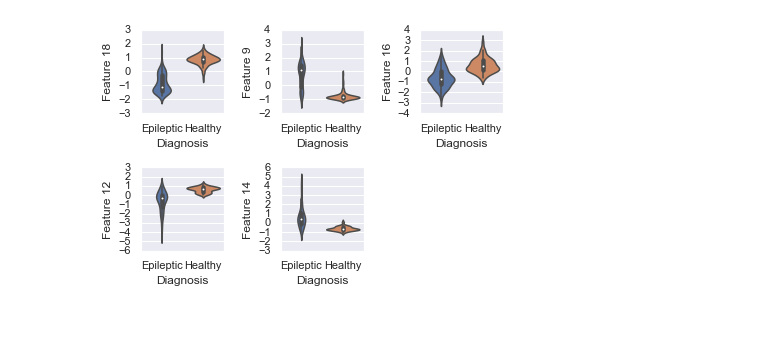
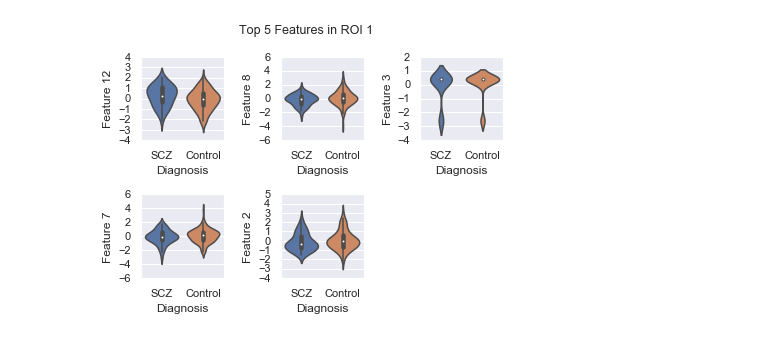
Before and after one commit to DynamicsAndNeuralSystems/fMRI_FeaturesDisorders, a Jupyter notebook: classifyFeatMat.ipynb, the cells around one changed output. Saved outputs shown, nothing was run; the diff lists cells and outputs as text; code cells hidden in the pictures.

Commit message:
Major changes - code now reads and analyses featMat .txt files with a few user inputs Outputs PCA and Violin plots

```diff
--- a/classifyFeatMat.ipynb
+++ b/classifyFeatMat.ipynb
@@ -10,9 +21,6 @@ from scipy.stats import stats,ttest_ind
 # %%
-# Reading in the feature matrix data
+# Reading in the feature matrix data from the .txt file
 
 # Import and store the feature matrix in the variable tsData
-# Last column of the feature matrix should be the target column
-path = '/Users/AV/Desktop/FeatureMatrixData/featureMatrixPy.txt'
-tsData = pd.read_csv(path,header=None);
-
-# print(tsData)
+filePath = '/Users/AV/Desktop/FeatureMatrixData/element2.txt'
+tsData = pd.read_csv(filePath,header=None);
@@ -200,33 +265,50 @@ plt.show()
 # %%
-# Create an index for the subplot
-n = 1;
+# Violin plots
 
-fig = plt.figure()
+# This function...
 
-for i in signifTVals:
-    # Obtaining Seizure_Feature_i & Healthy_Feature_i
-    # (all the rows) from the ith column of the feature matrix
-    sf_i = X.iloc[0:100,i]
-    hf_i = X.iloc[100:200,i]
+def showMeViolinPlts():
 
-    # Stacking columns side by side
-    feat_i = np.column_stack((sf_i,hf_i))
+    # Create an index for the subplot
+    n = 1;
 
-    # Making the numpy array into a dataframe
-    df_feat_i = pd.DataFrame(data=feat_i, columns=['Epileptic', 'Healthy'])
-    # print(df_feat_i)
+    fig = plt.figure()
 
-    # Violin plots
-    ax = fig.add_subplot(2,3,n)
-    ax = sns.violinplot(data=df_feat_i, order=["Epileptic", "Healthy"])
-    plt.xlabel('Diagnosis')
-    ylabel = 'Feature ' + str(i)
-    plt.ylabel(ylabel)
+    global targetCol, signifTVals, X, ROI
 
-    # Increment index
-    n += 1;
+    # Copy pasted (code enables custom selection of rows)
+    a = np.where(targetCol == 0)[0]
+    aStart = a[0]
+    aEnd = a[-1] + 1
 
-plt.tight_layout()
-plt.show()
+    b = np.where(targetCol == 1)[0]
+    bStart = b[0]
+    bEnd = b[-1] + 1
+
+    for i in signifTVals:
+        # Obtain control feature i and SCZ feature i (all the rows)
+        # from the ith column of the z-scored feature matrix
+        cf_i = X.iloc[aStart:aEnd,i]
+        sf_i = X.iloc[bStart:bEnd,i]
+
+        # Convert into a dataframe
+        df_feat_i = pd.DataFrame({'SCZ':sf_i,'Control':cf_i})
+
+        # Violin plots
+        ax = fig.add_subplot(2,3,n)
+        ax = sns.violinplot(data=df_feat_i, order=['SCZ','Control'])
+        plt.xlabel('Diagnosis')
+        ylabel = 'Feature ' + str(i)
+        plt.ylabel(ylabel)
+
+        # Increment index
+        n += 1;
+
+    plt.suptitle('Top 5 Features in ROI ' + str(ROI), fontsize=12.5, y=1.05)
+    plt.tight_layout()
+    plt.show()
+    return
+
+showMeViolinPlts()
 # %% [output]
-[figure, old version]
+[figure, new version]
```
Also changed, not shown: parts of 11 cells of this notebook.
